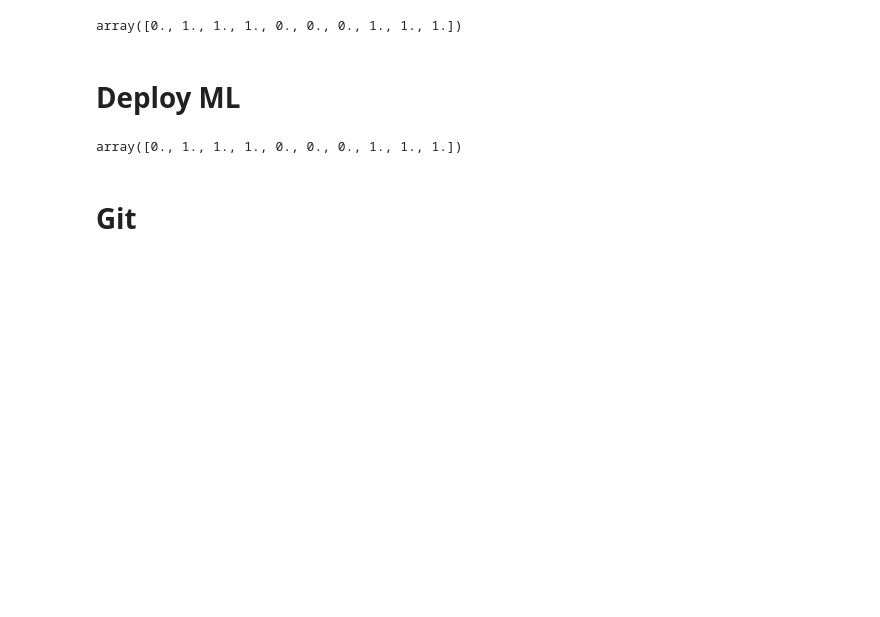
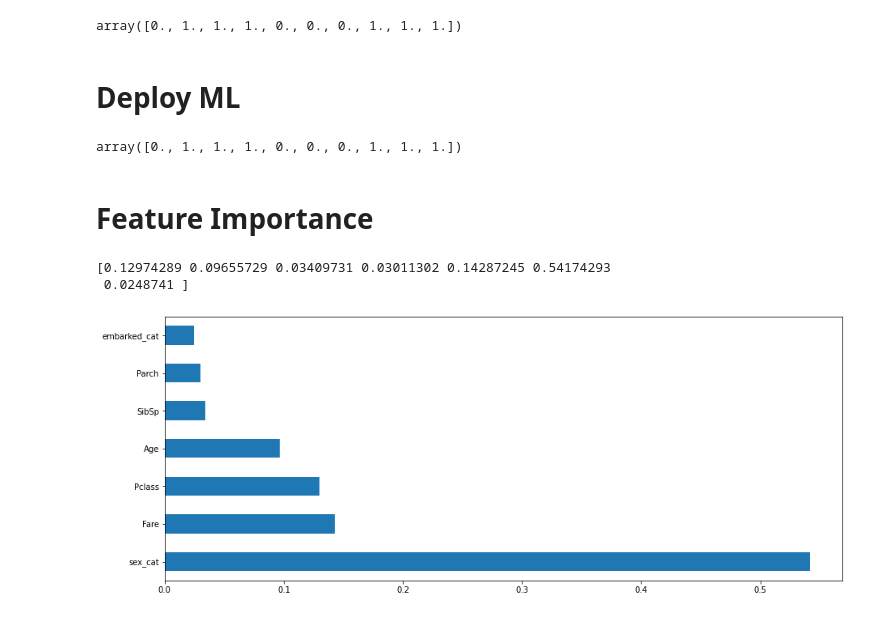
Before and after one commit to wasit7/2020, a Jupyter notebook: depa/day04_data_preparation/titatic/Titanic Demo.ipynb, the cells around one changed output. Saved outputs shown, nothing was run; the diff lists cells and outputs as text; code cells hidden in the pictures; blank space fills up the shorter version.

```diff
--- a/depa/day04_data_preparation/titatic/Titanic Demo.ipynb
+++ b/depa/day04_data_preparation/titatic/Titanic Demo.ipynb
@@ -138,8 +141,8 @@ See the caveats in the documentation: http://pandas.pydata.org/pandas-docs/stabl
 # %%
 df4=df2
-df4['sex_cat']=df4['Sex'].astype('category').cat.codes
-df4['embarked_cat']=df4['Embarked'].astype('category').cat.codes
-#df4.head()
+df4.loc[:,'sex_cat']=df4['Sex'].astype('category').cat.codes
+df4.loc[:,'embarked_cat']=df4['Embarked'].astype('category').cat.codes
+df4.head()
 # %% [output]
 A value is trying to be set on a copy of a slice from a DataFrame.
 Try using .loc[row_indexer,col_indexer] = value instead
@@ -203,7 +212,7 @@ from sklearn.model_selection import cross_val_score
 import numpy as np
 from sklearn.metrics import classification_report, confusion_matrix, roc_curve, auc
 # %%
-gb = GradientBoostingClassifier(n_estimators=20, learning_rate = 0.5, max_features=2, max_depth = 2, random_state = 0)
+gb = GradientBoostingClassifier(n_estimators=50, learning_rate = 0.1, max_features=2, max_depth = 2, random_state = 0)
 gb.fit(X_train, y_train)
 np.average( cross_val_score(gb, X_train, y_train, cv=5) )
 # %% [output]
@@ -246,10 +255,20 @@ array([0., 1., 1., 1., 0., 0., 0., 1., 1., 1.])
 import pickle
 filename = 'titanic.model'
 pickle.dump(gb, open(filename, 'wb'))
-
-loaded_model = pickle.load(open(filename, 'rb'))
-loaded_model.predict(X_train[:10,:])
-# %% [output]
-array([0., 1., 1., 1., 0., 0., 0., 1., 1., 1.])
-# %% [markdown]
-# Git
+# %%
+loaded_model = pickle.load(open(filename, 'rb'))
+loaded_model.predict(X_train[:10,:])
+# %% [output]
+array([0., 1., 1., 1., 0., 0., 0., 1., 1., 1.])
+# %% [markdown]
+# Feature Importance
+# %%
+print(gb.feature_importances_)
+# %% [output]
+[0.12974289 0.09655729 0.03409731 0.03011302 0.14287245 0.54174293
+ 0.0248741 ]
+# %%
+feat_importances = pd.Series(gb.feature_importances_, index=header[1:])
+ax=feat_importances.nlargest(10).plot(kind='barh',figsize=(15,6))
+# %% [output]
+[figure, added]
```
Also changed, not shown: parts of 16 cells of this notebook, 2 other files.
